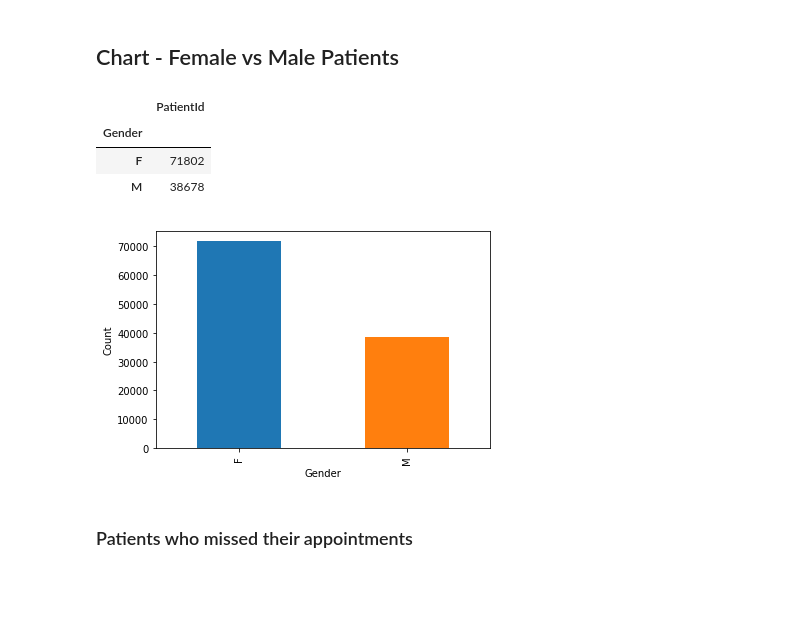
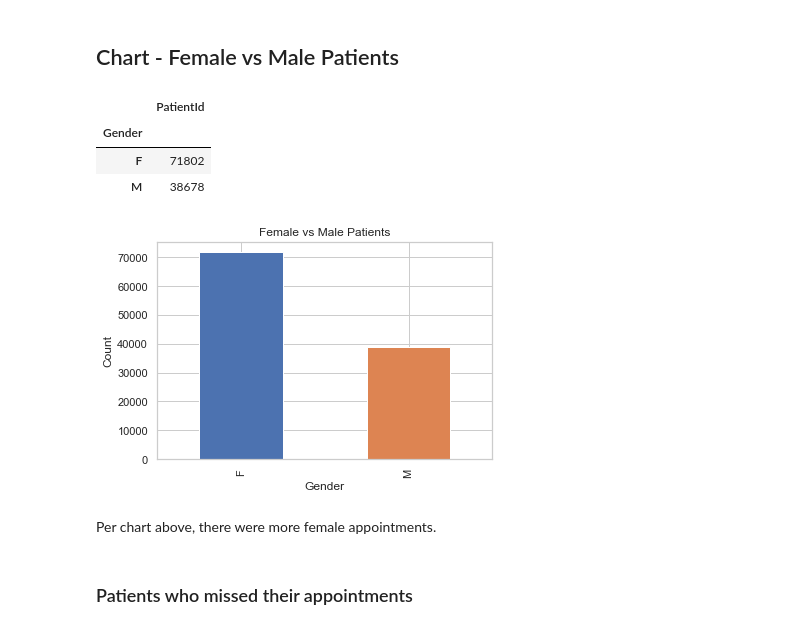
Before and after one commit to soto2422/Project-Investigate-a-Dataset, a Jupyter notebook: Final Project - Data Analyst.ipynb, the cells around one changed output. Drawn from its saved outputs; the diff is of its cells as text; code cells hidden in the pictures; blank space fills up the shorter version.

```diff
--- a/Final Project - Data Analyst.ipynb
+++ b/Final Project - Data Analyst.ipynb
@@ -183,14 +183,16 @@ Name: Gender, dtype: int64
 # %% [markdown]
 ## Chart - Female vs Male Patients
 # %%
-df.groupby(['Gender'])['PatientId'].count().plot(kind='bar').set_ylabel('Count')
+df.groupby(['Gender'])['PatientId'].count().plot(kind='bar',title='Female vs Male Patients').set_ylabel('Count')
 df.groupby(['Gender'])[['PatientId']].count()
 # %% [output]
 |  | PatientId |
 | Gender |  |
 | F | 71802 |
 | M | 38678 |
-[figure, old version]
+[figure, new version]
+# %% [markdown]
+Per chart above, there were more female appointments.
 # %% [markdown]
 ### Patients who missed their appointments
 # %%
```
Also changed, not shown: parts of 22 cells of this notebook.
